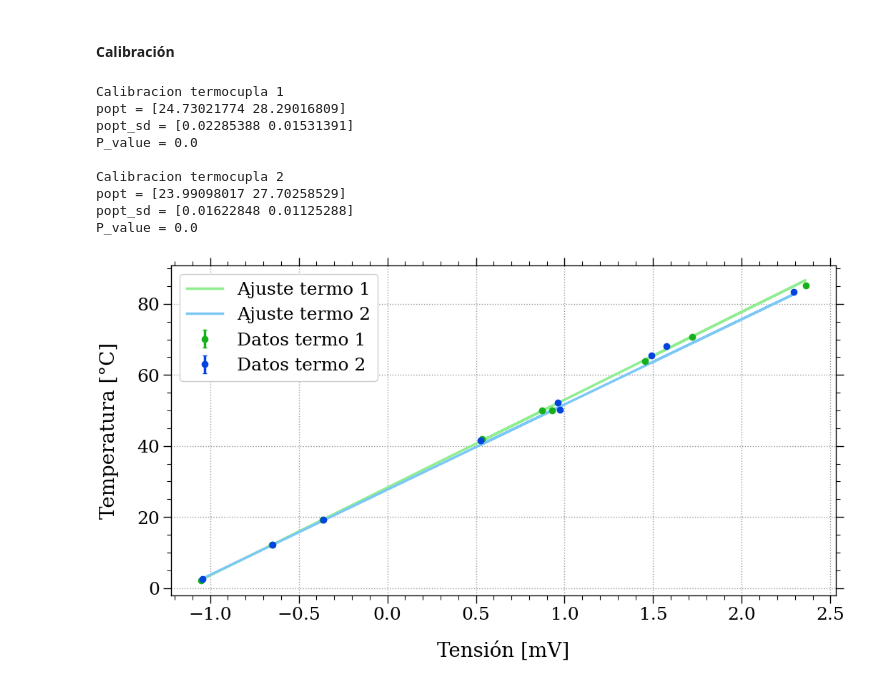
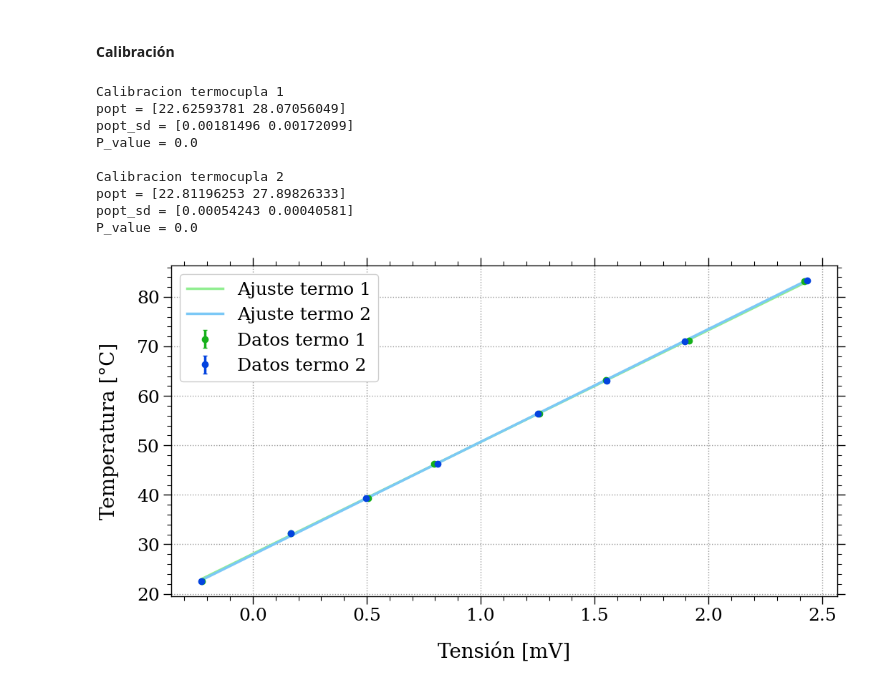
Before and after one commit to mpalomeque01/Peltier, a Jupyter notebook: cal_termocuplas.ipynb, the cells around one changed output. Drawn from its saved outputs; the diff is of its cells as text; code cells hidden in the pictures.

Commit message:
archivos clase 3

```diff
--- a/cal_termocuplas.ipynb
+++ b/cal_termocuplas.ipynb
@@ -48,7 +52,7 @@ try:
     df = pd.DataFrame({'Tiempo [s]' : t,
                         'Resistencia [Ohm]' : R})
 
-    labo.save(df, 'temp_amb', './Mediciones/Clase 2')
+    labo.save(df, 'temp_amb', './Mediciones/Clase 3')
 
 
 except:
@@ -59,7 +63,7 @@ multi_down.close()
 # %%
 rm = visa.ResourceManager()
 
-multi_up = rm.open_resource('GPIB0::22::INSTR')
+multi_up = rm.open_resource('GPIB0::24::INSTR')
 multi_down = rm.open_resource('GPIB0::23::INSTR')
 
 
@@ -70,13 +74,16 @@ try:
     t = []  # s
     V = []  # V
     R = []  # Ohm
-    duracion = 20  # s
+    duracion = 60  # s
 
     t0 = time.time()
     while time.time() - t0 <= duracion:
         t.append(time.time() - t0)
-        medicion_V = multi_up.query_ascii_values('MEASURE:VOLT:DC?')[0]
-        medicion_R = multi_down.query_ascii_values('MEASURE:RESistance? 1000')[0]
+        medicion_V = multi_up.query_ascii_values('MEASURE:VOLT:DC? 0.1')[0]
+        medicion_R = multi_down.query_ascii_values('MEASURE:RESistance? 100')[0]
+        if medicion_R > 150:
+            medicion_R = multi_down.query_ascii_values('MEASURE:RESistance? 1000')[0]
+
         V.append(medicion_V)
         R.append(medicion_R)
 
@@ -91,7 +98,9 @@ try:
                         'Tension [mV]' : V,
                         'Resistencia [Ohm]' : R})
 
-    labo.save(df, f'cal_termocupla2_t{duracion}', './Mediciones/Clase 2')
+
+    n_termo = 2
+    labo.save(df, f'cal_termocupla{n_termo}', './Mediciones/Clase 3/Calibracion')
 
 
     # GRAFICAR
@@ -114,7 +125,7 @@ plt.show()
 # %% [markdown]
 #### Calibración
 # %%
-n_mediciones = 9
+n_mediciones = 8
 calibracion = lambda V, m, b: m*V + b
 
 fig, ax = plt.subplots()
@@ -130,9 +141,9 @@ for n_termo in range(1, 3):
 
     for i in range(n_mediciones):
         if i != 0:
-            df = pd.read_csv(f'./Mediciones/Clase 2/cal_termocupla{n_termo}_t20({i}).csv')
+            df = pd.read_csv(f'./Mediciones/Clase 3/Calibracion/cal_termocupla{n_termo}({i}).csv')
         else:
-            df = pd.read_csv(f'./Mediciones/Clase 2/cal_termocupla{n_termo}_t20.csv')
+            df = pd.read_csv(f'./Mediciones/Clase 3/Calibracion/cal_termocupla{n_termo}.csv')
 
         # Tension
         V_temp = df['Tension [mV]'].values
@@ -162,35 +173,35 @@ for n_termo in range(1, 3):
 
     # Cuadrados minimos
 
     popt, pcov, P = labo.least_squares(calibracion, V, T, T_sd)
     print(f'Calibracion termocupla {n_termo}')
     print(f'popt = {popt}')
     print(f'popt_sd = {np.sqrt(np.diag(pcov))}')
     print(f'P_value = {P}\n')
 
 
     # Figuras y plots
 
     if n_termo == 1:
         ax.errorbar(V, T, yerr=T_sd, color='xkcd:green', marker='o', ls='',
                     label=f'Datos termo {n_termo}', capsize=2, capthick=1)
     else:
         ax.errorbar(V, T, yerr=T_sd, color='xkcd:blue', marker='o', ls='',
                     label=f'Datos termo {n_termo}', capsize=2, capthick=1)
 
     ax.plot(V, calibracion(V, *popt), label=f'Ajuste termo {n_termo}')
 
 
 ax.legend()
 plt.show()
 # %% [output]
 Calibracion termocupla 1
-popt = [24.73021774 28.29016809]
-popt_sd = [0.02285388 0.01531391]
+popt = [22.62593781 28.07056049]
+popt_sd = [0.00181496 0.00172099]
 P_value = 0.0
 
 Calibracion termocupla 2
-popt = [23.99098017 27.70258529]
-popt_sd = [0.01622848 0.01125288]
+popt = [22.81196253 27.89826333]
+popt_sd = [0.00054243 0.00040581]
 P_value = 0.0
-[figure, old version]
+[figure, new version]
```
Also changed, not shown: parts of 2 cells of this notebook, 28 other files.
